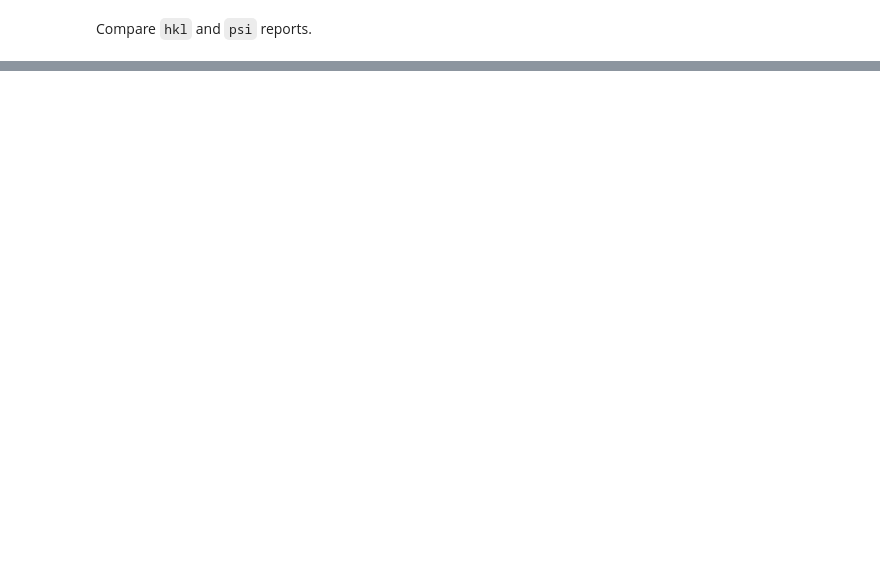
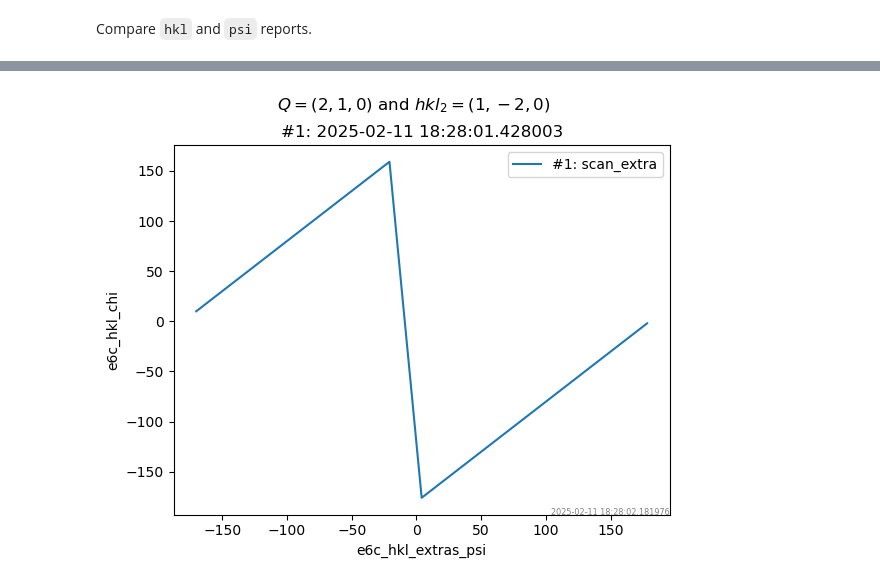
Before and after one commit to prjemian/hklpy2, a Jupyter notebook: docs/source/examples/hkl_soleil-e6c-psi.ipynb, the cells around one changed output, grey strips where cells are left out. Drawn from its saved outputs; the diff is of its cells as text; code cells hidden in the pictures; blank space fills up the shorter version.

```diff
--- a/docs/source/examples/hkl_soleil-e6c-psi.ipynb
+++ b/docs/source/examples/hkl_soleil-e6c-psi.ipynb
@@ -457,0 +368,14 @@ Add more content:
+# %%
+from apstools.utils import plotxy
+
+run = cat[uid]
+
+# Compose a title from current conditions.
+pos = e6c_hkl.full_position(digits=0)
+Q = f"({pos['h']:.0f}, {pos['k']:.0f}, {pos['l']:.0f})"
+hkl2 = f"({pos['h2']:.0f}, {pos['k2']:.0f} ,{pos['l2']:.0f})"
+title = f"$Q={Q}$ and $hkl_2={hkl2}$"
+
+plotxy(run, "e6c_hkl_extras_psi", "e6c_hkl_chi", stats=False, title=title)
+# %% [output]
+[figure, added]
```
Also changed, not shown: parts of 40 cells of this notebook.
